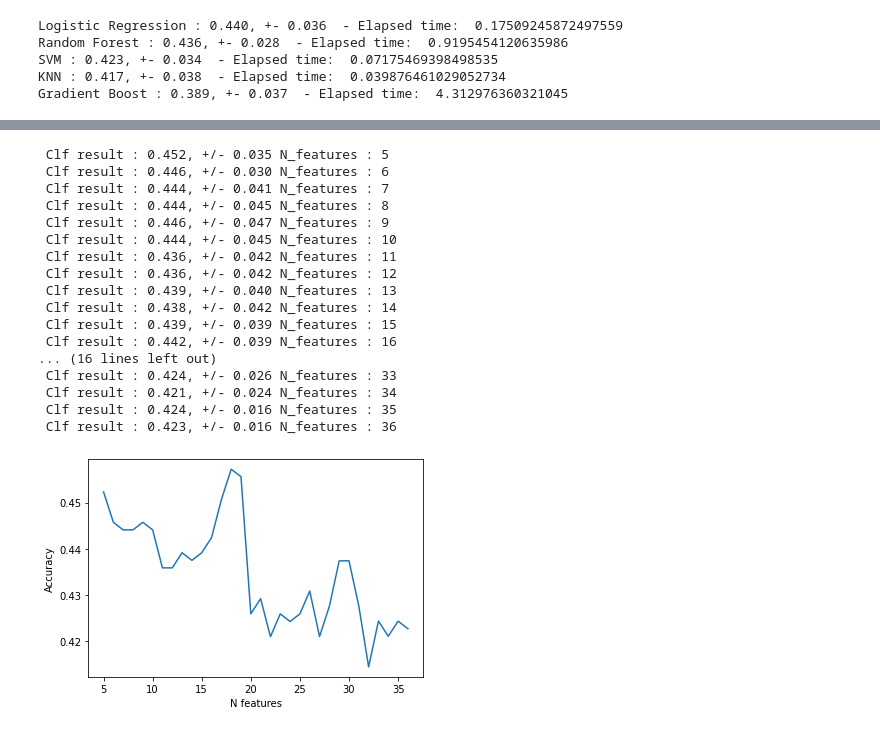
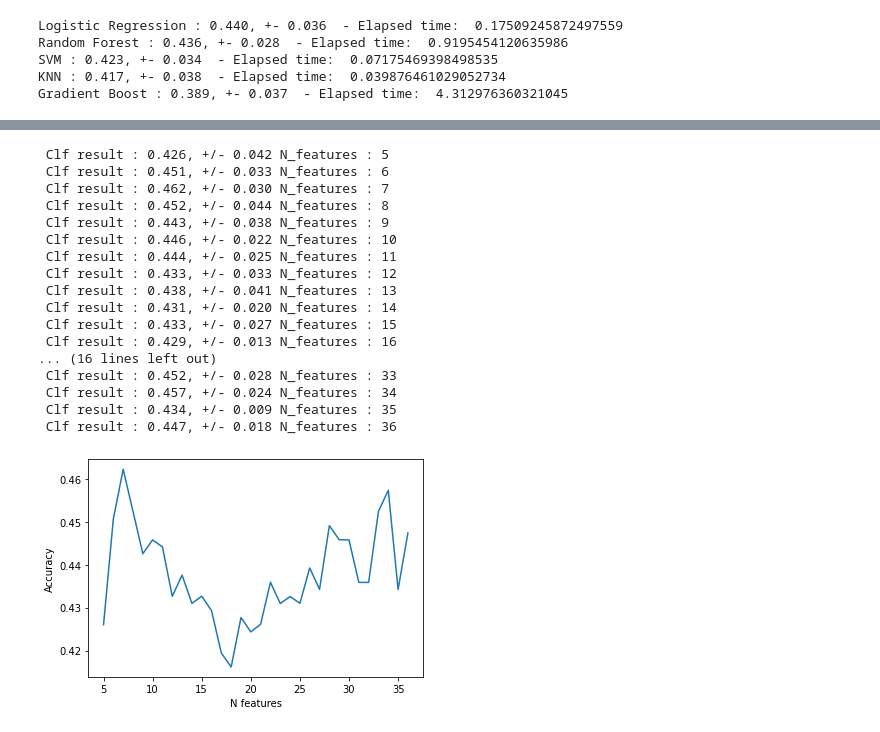
Before and after one commit to NourJamoussi/LaLigaPrediction, a Jupyter notebook: Malis_Project_V1.ipynb, the cells around one changed output, grey strips where cells are left out. Drawn from its saved outputs; the diff is of its cells as text; code cells hidden in the pictures.

Commit message:
Feature Engineering on Random Forest + Logistic Regression

```diff
--- a/Malis_Project_V1.ipynb
+++ b/Malis_Project_V1.ipynb
@@ -695,0 +747,20 @@ Gradient Boost : 0.389, +- 0.037  - Elapsed time:  4.312976360321045
+# %%
+
+
+#Obtaining the best 18 features for the LogReg model
+rfe = RFE(estimator = clf, n_features_to_select = 18, step=1)
+rfe.fit(X, Y)
+X_transformed = rfe.transform(X)
+
+np.random.seed(2022)
+X_train, X_test, y_train, y_test = train_test_split(X_transformed, Y, test_size = 0.3)
+
+X_train = scaler.fit_transform(X_train)
+X_test = scaler.fit_transform(X_test)
+
+
+#getting column names
+featured_columns = pd.DataFrame(rfe.support_,index = X.columns, columns=['is_in'])
+
+featured_columns = featured_columns[featured_columns.is_in == True].index.tolist()
+featured_columns
@@ -696,53 +786,52 @@ Gradient Boost : 0.389, +- 0.037  - Elapsed time:  4.312976360321045
 # %%
 from sklearn.feature_selection import RFE
 
-#As logistic regression obtained the highest overall accuracy, we will prroceed further to experiment with it to optimize our results
 
 acc_results = []
 n_features = []
 
 #Selecting LogReg as the best classifier for our data
-clf = LogisticRegression(max_iter =2000, multi_class = 'multinomial')
+clf = RandomForestClassifier()
 
-#Implementing recursive feature elimination on
+#Implementing recursive feature elimination on RF
 for i in range(5, len(X.columns)):
     rfe = RFE(estimator = clf, n_features_to_select = i, step=1)
     rfe.fit(X, Y)
     X_temp = rfe.transform(X)
 
     np.random.seed(2022)
 
     X_train, X_test, y_train, y_test = train_test_split(X_temp,Y, test_size = 0.2)
 
     X_train = scaler.fit_transform(X_train)
     X_test = scaler.fit_transform(X_test)
 
     start = time.time()
     scores = cross_val_score(clf, X_train, y_train ,scoring= 'accuracy', cv=5)
     print(" Clf result :", "%0.3f, +/- %0.3f" % (scores.mean(), scores.std()), 'N_features :', i)
     acc_results.append(scores.mean())
     n_features.append(i)
 
 plt.plot(n_features, acc_results)
 plt.ylabel('Accuracy')
 plt.xlabel('N features')
 plt.show()
 # %% [output]
- Clf result : 0.452, +/- 0.035 N_features : 5
- Clf result : 0.446, +/- 0.030 N_features : 6
- Clf result : 0.444, +/- 0.041 N_features : 7
- Clf result : 0.444, +/- 0.045 N_features : 8
- Clf result : 0.446, +/- 0.047 N_features : 9
- Clf result : 0.444, +/- 0.045 N_features : 10
- Clf result : 0.436, +/- 0.042 N_features : 11
- Clf result : 0.436, +/- 0.042 N_features : 12
- Clf result : 0.439, +/- 0.040 N_features : 13
- Clf result : 0.438, +/- 0.042 N_features : 14
- Clf result : 0.439, +/- 0.039 N_features : 15
- Clf result : 0.442, +/- 0.039 N_features : 16
+ Clf result : 0.426, +/- 0.042 N_features : 5
+ Clf result : 0.451, +/- 0.033 N_features : 6
+ Clf result : 0.462, +/- 0.030 N_features : 7
+ Clf result : 0.452, +/- 0.044 N_features : 8
+ Clf result : 0.443, +/- 0.038 N_features : 9
+ Clf result : 0.446, +/- 0.022 N_features : 10
+ Clf result : 0.444, +/- 0.025 N_features : 11
+ Clf result : 0.433, +/- 0.033 N_features : 12
+ Clf result : 0.438, +/- 0.041 N_features : 13
+ Clf result : 0.431, +/- 0.020 N_features : 14
+ Clf result : 0.433, +/- 0.027 N_features : 15
+ Clf result : 0.429, +/- 0.013 N_features : 16
 ... (16 lines left out)
- Clf result : 0.424, +/- 0.026 N_features : 33
- Clf result : 0.421, +/- 0.024 N_features : 34
- Clf result : 0.424, +/- 0.016 N_features : 35
- Clf result : 0.423, +/- 0.016 N_features : 36
+ Clf result : 0.452, +/- 0.028 N_features : 33
+ Clf result : 0.457, +/- 0.024 N_features : 34
+ Clf result : 0.434, +/- 0.009 N_features : 35
+ Clf result : 0.447, +/- 0.018 N_features : 36
-[figure, old version]
+[figure, new version]
```
Also changed, not shown: parts of 6 cells of this notebook, 1 other file.
